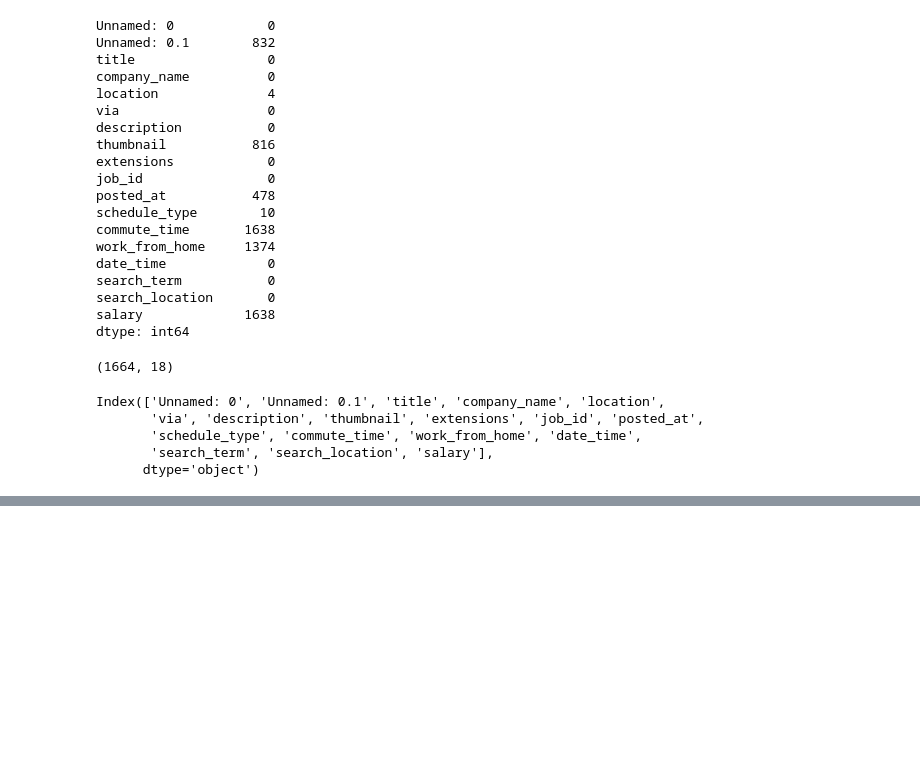
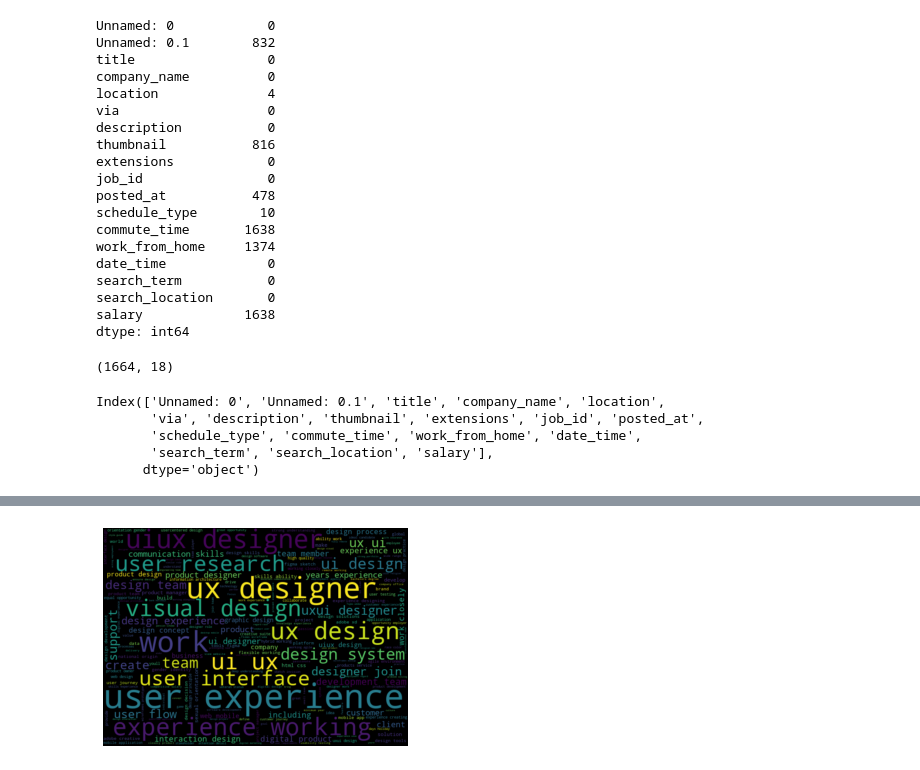
Before and after one commit to dekings44/ui_ux_job_analysis, a Jupyter notebook: main.ipynb, the cells around one changed output, grey strips where cells are left out. Cells and saved outputs as stored; diff of their text form; code cells hidden in the pictures; blank space fills up the shorter version.

Commit message:
cleaned the job description column

```diff
--- a/main.ipynb
+++ b/main.ipynb
@@ -257,0 +321,6 @@ all_files.head()
+# %%
+
+
+#all_files.job_levels.value_counts().head(4)
+
+all_files['Job level'] = all_files['title'].str.extract(r'(Internship|Entry level|Associate|Mid-Senior|Director|Executive|Senior|Trainee|Lead|Junior|Head)')
@@ -257,0 +341,2 @@ all_files.head()
+# %%
+all_files['Job level'] = all_files['Job level'].replace(np.nan, 'All Level')
@@ -257,0 +370,26 @@ all_files.head()
+# %%
+def cleaning(text):
+    """
+    Convert to lowercase.
+    Rremove URL links, special characters and punctuation.
+    Tokenize and remove stop words.
+    """
+    text = text.lower()
+    text = re.sub('https?://\S+|www\.\S+', '', text)
+    text = re.sub('<.*?>+', '', text)
+    text = re.sub('[%s]' % re.escape(string.punctuation), '', text)
+    text = re.sub('\n', '', text)
+    text = re.sub('[’“”…]', '', text)
+    text = re.sub(r'@[A-Za-z0-9_]+', '', text)
+    text = re.sub(r'[0-9]', '', text)
+
+    # removing the stop-words
+    text_tokens = word_tokenize(text)
+    tokens_without_sw = [
+        word for word in text_tokens if not word in STOP_WORDS]
+    filtered_sentence = (" ").join(tokens_without_sw)
+    text = filtered_sentence
+
+    return text
+# %%
+all_files['job_description'] = all_files['description'].apply(cleaning)
@@ -257,0 +410,9 @@ all_files.head()
+# %%
+joblevels = ["Internship", "Entry level", "Associate", "Mid-Senior level", "Director", "Executive", "Senior", "Trainee", "Lead", "Junior", "Head", "company_name", "schedule_type", "search_term", "via", "description", "job", "title", "level", "location", "search_location", "job_description"]
+alltexts = ' '.join([word for word in all_files['job_description']])
+wordcloud = WordCloud(width = 700, height = 500, random_state = 21, max_font_size = 120, stopwords = joblevels).generate(alltexts)
+plt.imshow(wordcloud, interpolation = 'bilinear')
+plt.axis('off')
+plt.show()
+# %% [output]
+[figure, added]
```
Also changed, not shown: parts of 7 cells of this notebook.
